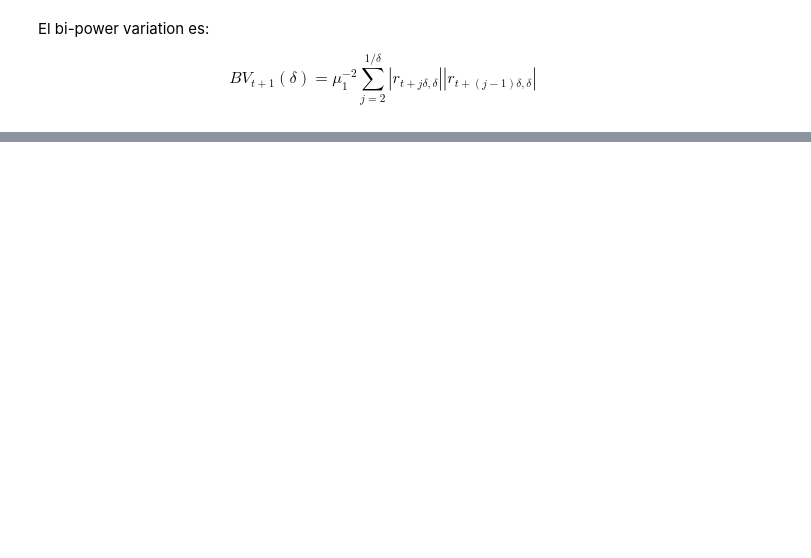
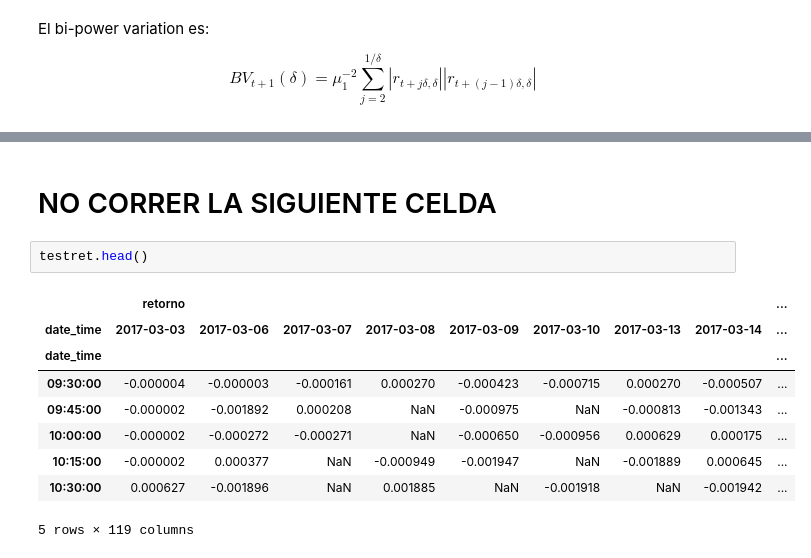
Before and after one commit to nromerodiaz/MarketQualityParams, a Jupyter notebook: JumpStatistic.ipynb, the cells around one changed output, grey strips where cells are left out. Saved outputs shown, nothing was run; the diff lists cells and outputs as text; blank space fills up the shorter version.

```diff
--- a/JumpStatistic.ipynb
+++ b/JumpStatistic.ipynb
@@ -245,0 +216,14 @@ array([[False],
+# %% [markdown]
+# NO CORRER LA SIGUIENTE CELDA
+# %%
+testret.head()
+# %% [output]
+|  | retorno |  |  |  |  |  |  |  | ... |
+| date_time | 2017-03-03 | 2017-03-06 | 2017-03-07 | 2017-03-08 | 2017-03-09 | 2017-03-10 | 2017-03-13 | 2017-03-14 | ... |
+| date_time |  |  |  |  |  |  |  |  | ... |
+| 09:30:00 | -0.000004 | -0.000003 | -0.000161 | 0.000270 | -0.000423 | -0.000715 | 0.000270 | -0.000507 | ... |
+| 09:45:00 | -0.000002 | -0.001892 | 0.000208 | NaN | -0.000975 | NaN | -0.000813 | -0.001343 | ... |
+| 10:00:00 | -0.000002 | -0.000272 | -0.000271 | NaN | -0.000650 | -0.000956 | 0.000629 | 0.000175 | ... |
+| 10:15:00 | -0.000002 | 0.000377 | NaN | -0.000949 | -0.001947 | NaN | -0.001889 | 0.000645 | ... |
+| 10:30:00 | 0.000627 | -0.001896 | NaN | 0.001885 | NaN | -0.001918 | NaN | -0.001942 | ... |
+5 rows × 119 columns
```
Also changed, not shown: parts of 47 cells of this notebook.
